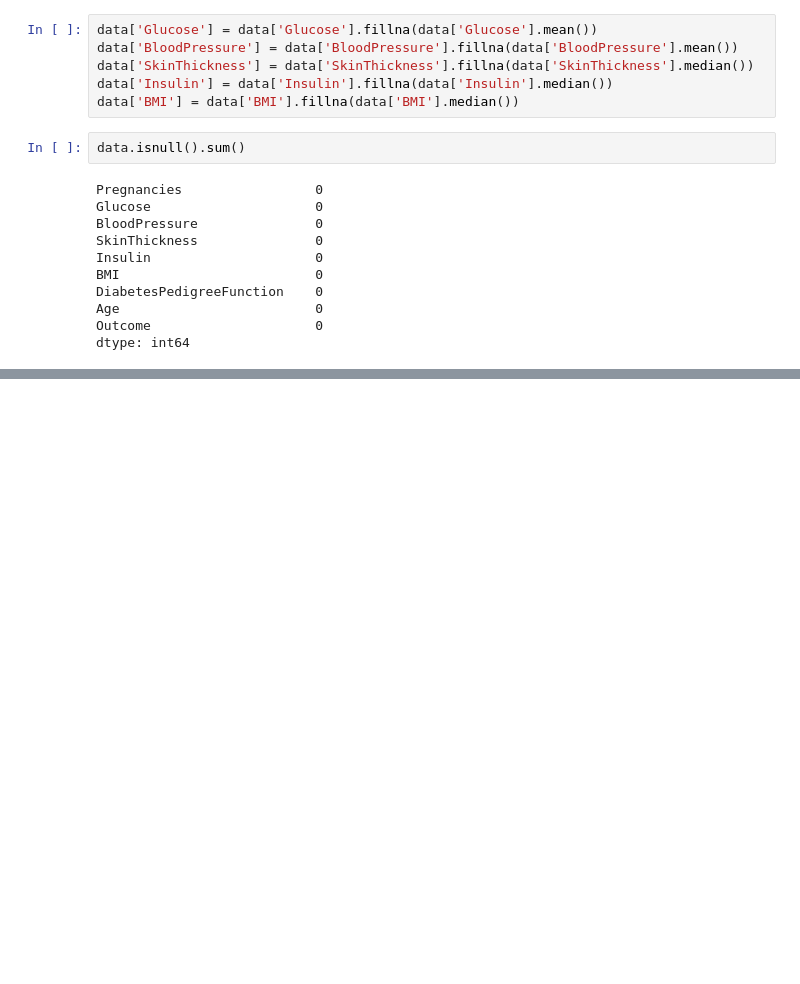
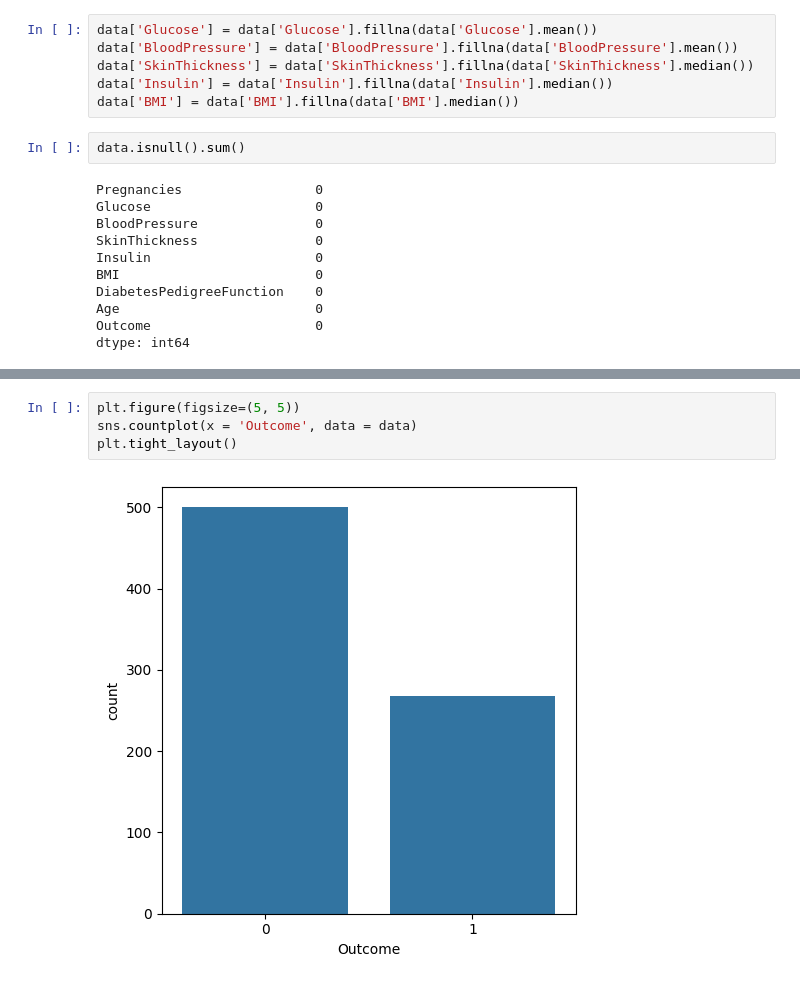
Before and after one commit to pkdc/predict-diabetes, a Jupyter notebook: notebooks/predict_diabetes.ipynb, the cells around one changed output, grey strips where cells are left out. Drawn from its saved outputs; the diff is of its cells as text; blank space fills up the shorter version.

```diff
--- a/notebooks/predict_diabetes.ipynb
+++ b/notebooks/predict_diabetes.ipynb
@@ -130,0 +138,6 @@ dtype: int64
+# %%
+plt.figure(figsize=(5, 5))
+sns.countplot(x = 'Outcome', data = data)
+plt.tight_layout()
+# %% [output]
+[figure, added]
```
Also changed, not shown: parts of 2 cells of this notebook.
